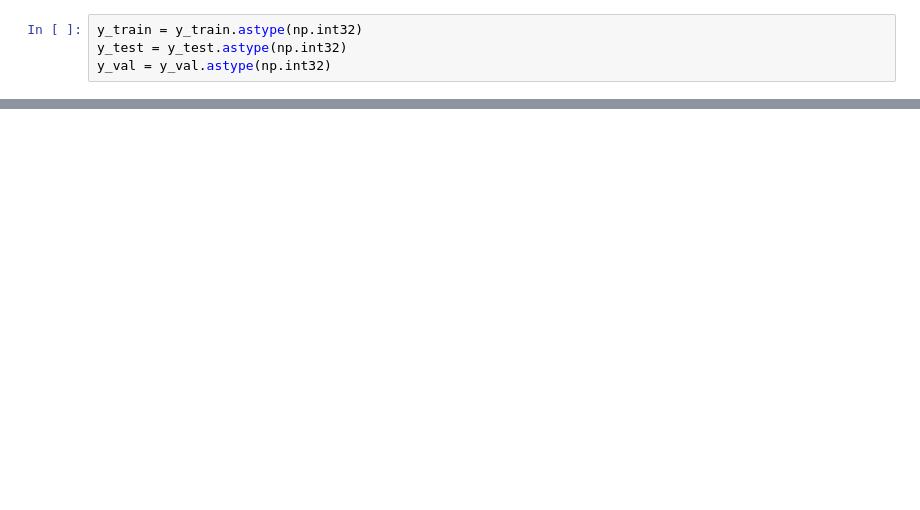
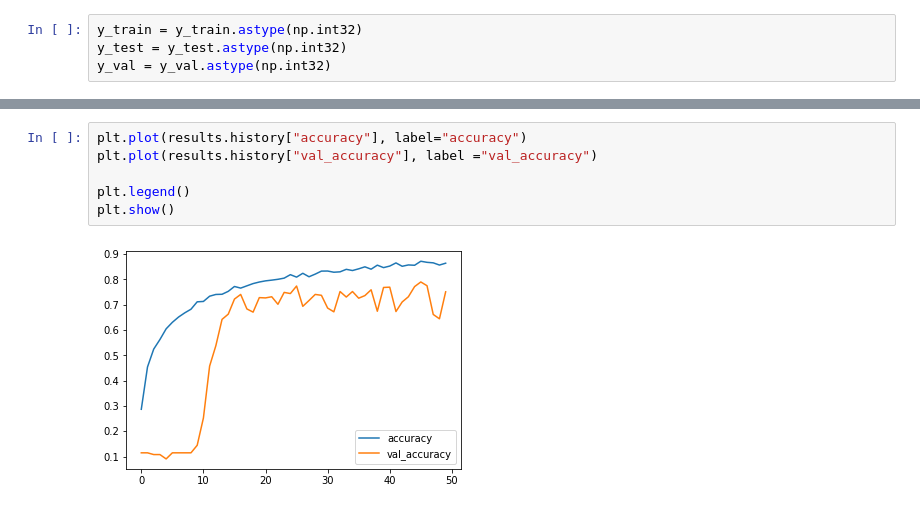
Before and after one commit to flunitraz/urban-sounds-classification, a Jupyter notebook: model.ipynb, the cells around one changed output, grey strips where cells are left out. Drawn from its saved outputs; the diff is of its cells as text; blank space fills up the shorter version.

```diff
--- a/model.ipynb
+++ b/model.ipynb
@@ -117,0 +142,8 @@ ValueError: in user code:
+# %%
+plt.plot(results.history["accuracy"], label="accuracy")
+plt.plot(results.history["val_accuracy"], label ="val_accuracy")
+
+plt.legend()
+plt.show()
+# %% [output]
+[figure, added]
```
Also changed, not shown: parts of 30 cells of this notebook, 1 other file.
